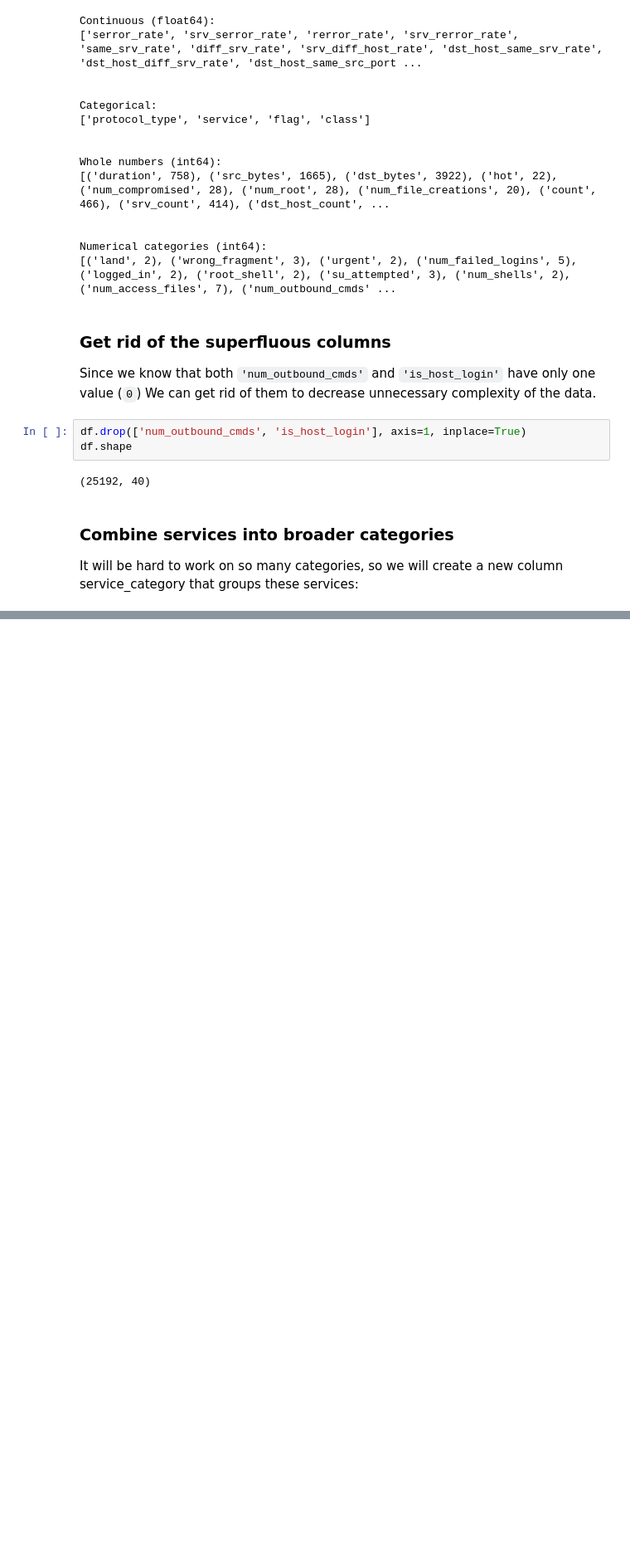
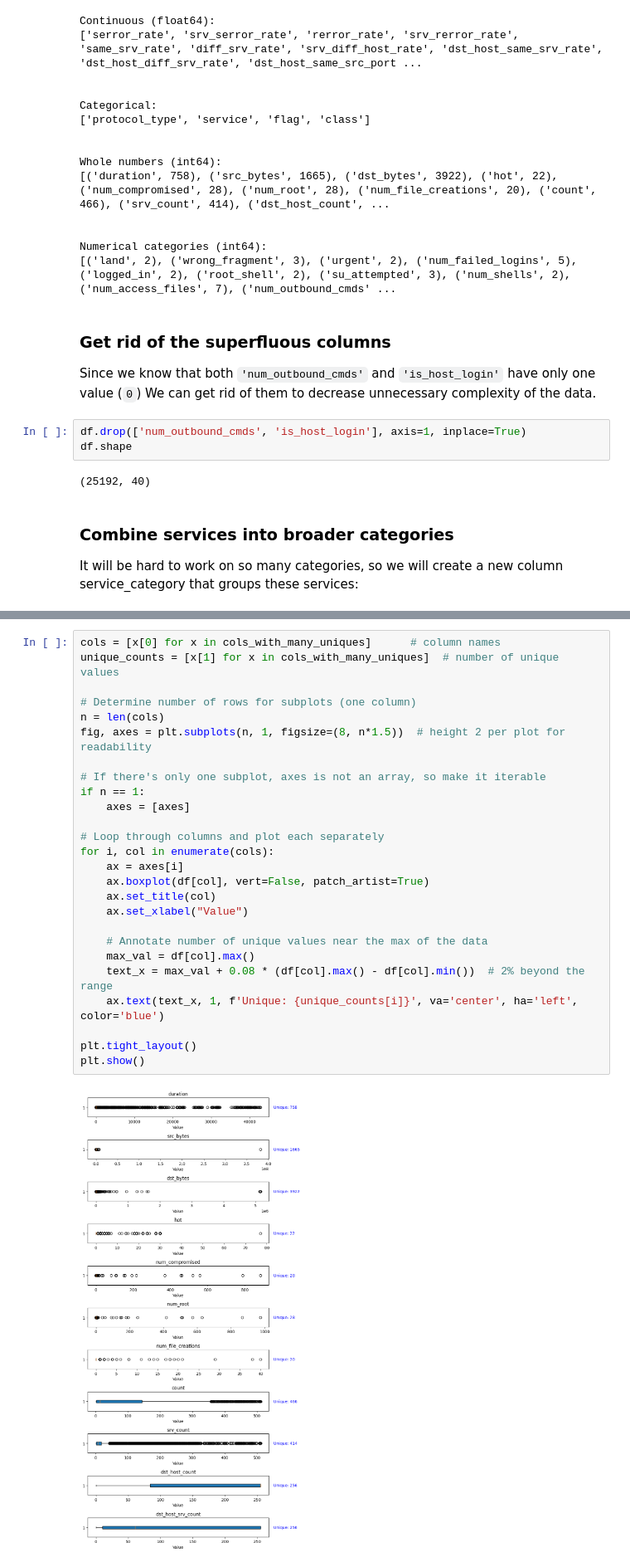
Before and after one commit to tanzilachand/Cybersecurity-Threat-Analysis, a Jupyter notebook: jupyter_notebooks/data_cleaning.ipynb, the cells around one changed output, grey strips where cells are left out. Shown: that part at 83% size. Cells and saved outputs as stored; diff of their text form; blank space fills up the shorter version.

```diff
--- a/jupyter_notebooks/data_cleaning.ipynb
+++ b/jupyter_notebooks/data_cleaning.ipynb
@@ -260,0 +296,28 @@ print(df[['service', 'service_category']].head())
+# %%
+cols = [x[0] for x in cols_with_many_uniques]      # column names
+unique_counts = [x[1] for x in cols_with_many_uniques]  # number of unique values
+
+# Determine number of rows for subplots (one column)
+n = len(cols)
+fig, axes = plt.subplots(n, 1, figsize=(8, n*1.5))  # height 2 per plot for readability
+
+# If there's only one subplot, axes is not an array, so make it iterable
+if n == 1:
+    axes = [axes]
+
+# Loop through columns and plot each separately
+for i, col in enumerate(cols):
+    ax = axes[i]
+    ax.boxplot(df[col], vert=False, patch_artist=True)
+    ax.set_title(col)
+    ax.set_xlabel("Value")
+
+    # Annotate number of unique values near the max of the data
+    max_val = df[col].max()
+    text_x = max_val + 0.08 * (df[col].max() - df[col].min())  # 2% beyond the range
+    ax.text(text_x, 1, f'Unique: {unique_counts[i]}', va='center', ha='left', color='blue')
+
+plt.tight_layout()
+plt.show()
+# %% [output]
+[figure, added]
```
Also changed, not shown: parts of 11 cells of this notebook.
